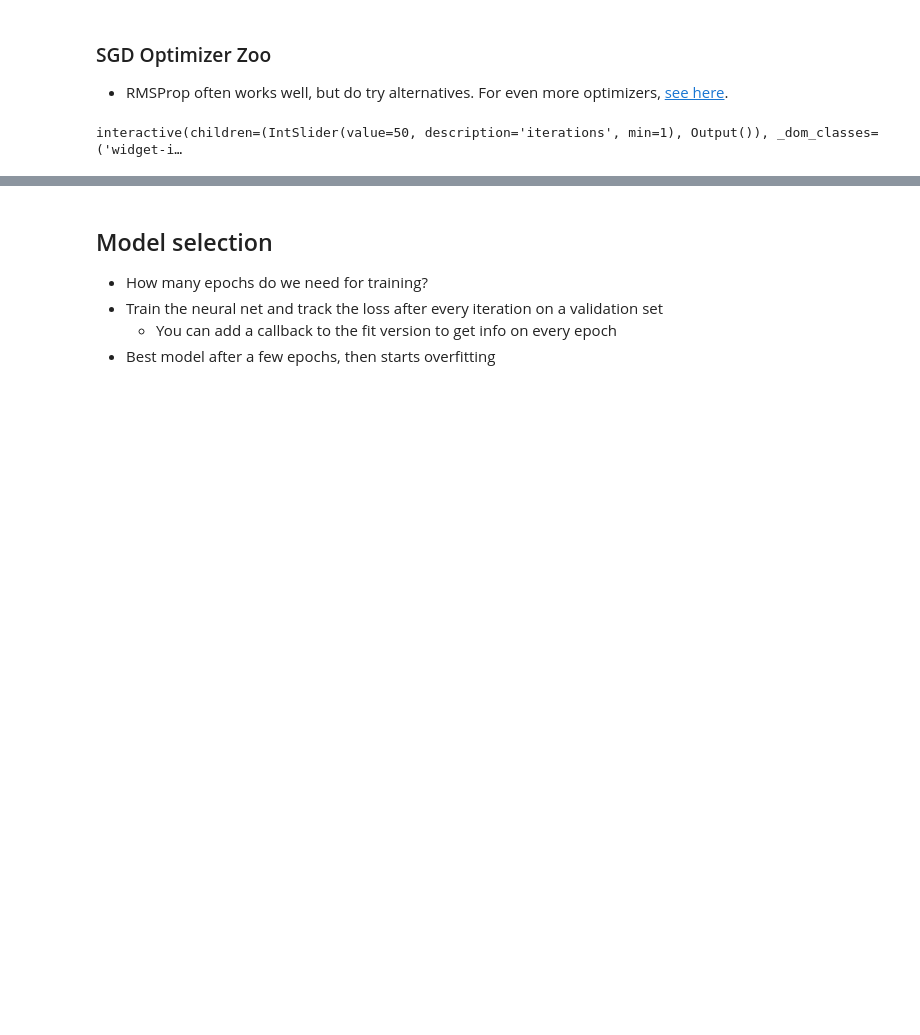
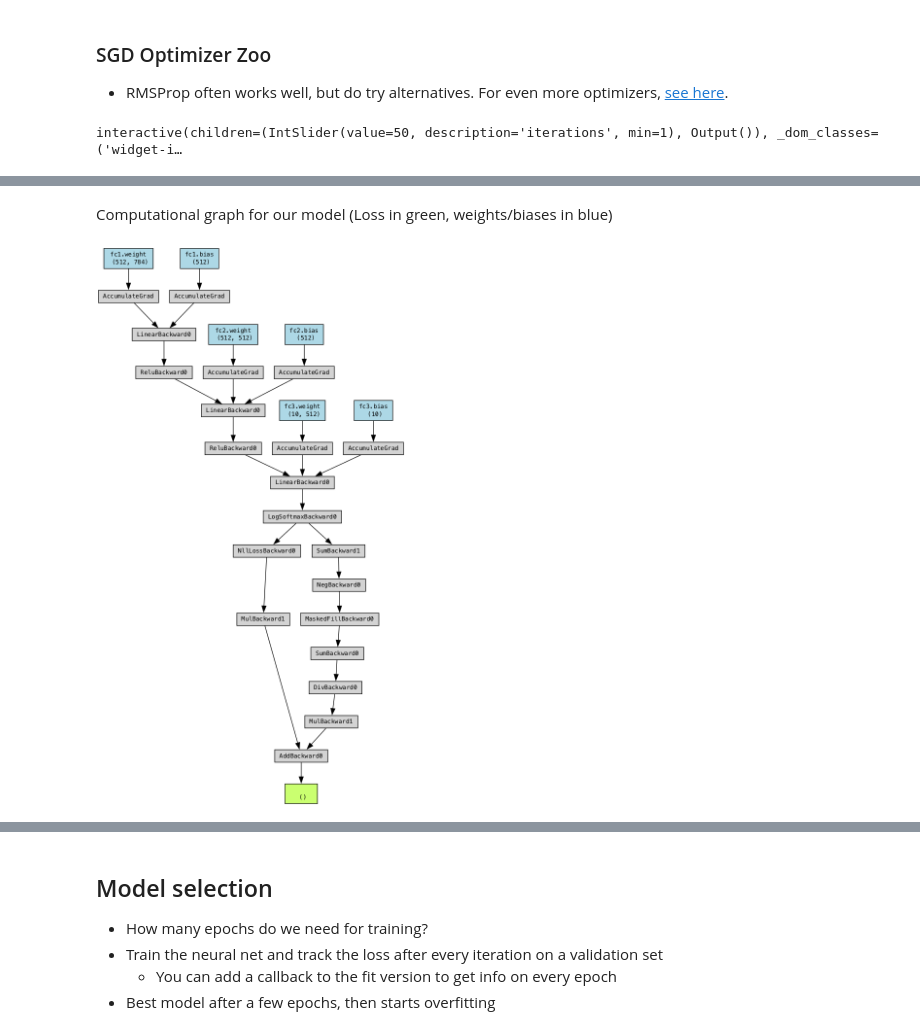
Before and after one commit to puripatwo/master, a Jupyter notebook: notebooks/06 - Neural Networks.ipynb, the cells around one changed output, grey strips where cells are left out. Drawn from its saved outputs; the diff is of its cells as text; code cells hidden in the pictures; blank space fills up the shorter version.

Commit message:
Update to PyTorch

```diff
--- a/notebooks/06 - Neural Networks.ipynb
+++ b/notebooks/06 - Neural Networks.ipynb
@@ -1089,0 +1064,7 @@ Test accuracy: 0.8705999851226807
+# %%
+import torch.optim as optim
+import torchmetrics
+
+cross_entropy = nn.CrossEntropyLoss(label_smoothing=0.01)
+optimizer = optim.RMSprop(model.parameters(), lr=0.001, momentum=0.0)
+accuracy_metric = torchmetrics.Accuracy(task="multiclass", num_classes=10)
@@ -1089,0 +1091,13 @@ Test accuracy: 0.8705999851226807
+# %%
+if torch.cuda.is_available():         # For CUDA based systems
+    device = torch.device("cuda")
+if torch.backends.mps.is_available(): # For MPS (M1-M4 Mac) based systems
+    device = torch.device("mps")
+print(f"Used device: {device}")
+
+# Move everything to `device`
+model.to(device)
+accuracy_metric = accuracy_metric.to(device)
+for X_batch, y_batch in train_loader:
+    X_batch, y_batch = X_batch.to(device), y_batch.to(device)
+    break
@@ -1089,0 +1165,16 @@ Test accuracy: 0.8705999851226807
+# %% [markdown]
+Computational graph for our model (Loss in green, weights/biases in blue)
+# %%
+from torchviz import make_dot
+from IPython.display import Image
+
+toy_X = X_train_tensor[0].to(device)
+toy_y = y_train_tensor[0].to(device)
+toy_out = model(toy_X)
+loss = cross_entropy(toy_out, toy_y)
+
+graph = make_dot(loss, params=dict(model.named_parameters()))
+graph.render("computational_graph", format="png", view=True)
+Image("computational_graph.png")
+# %% [output]
+[figure, added]
```
Also changed, not shown: parts of 71 cells of this notebook.
